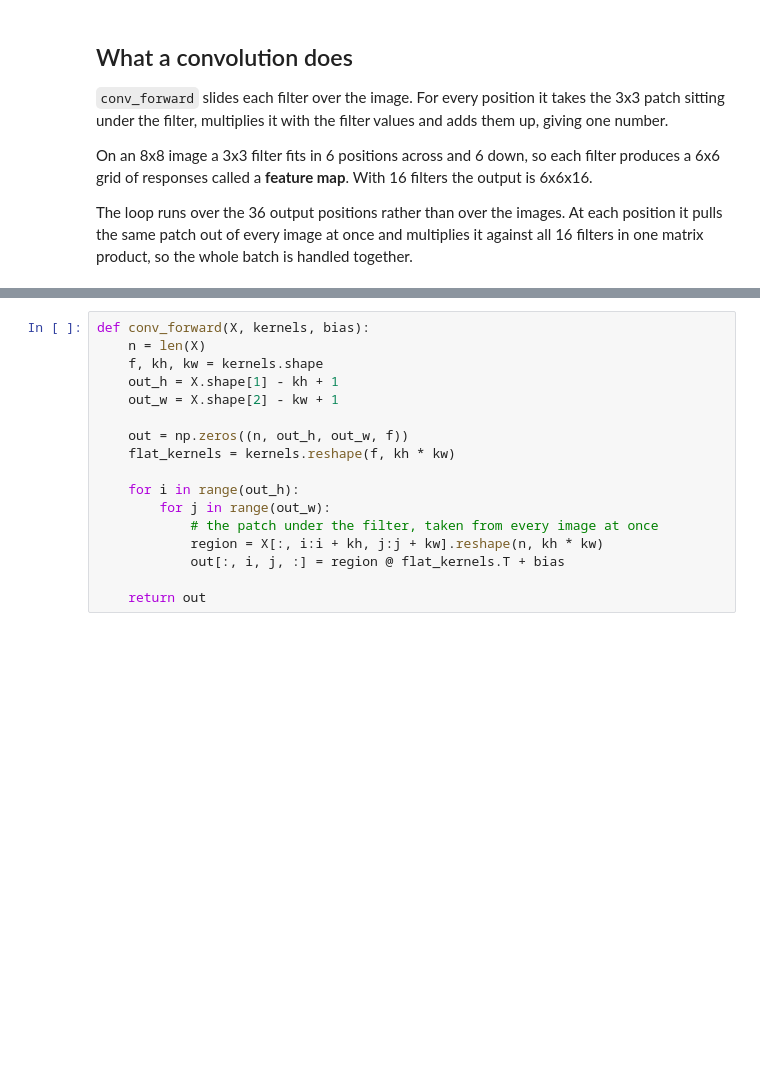
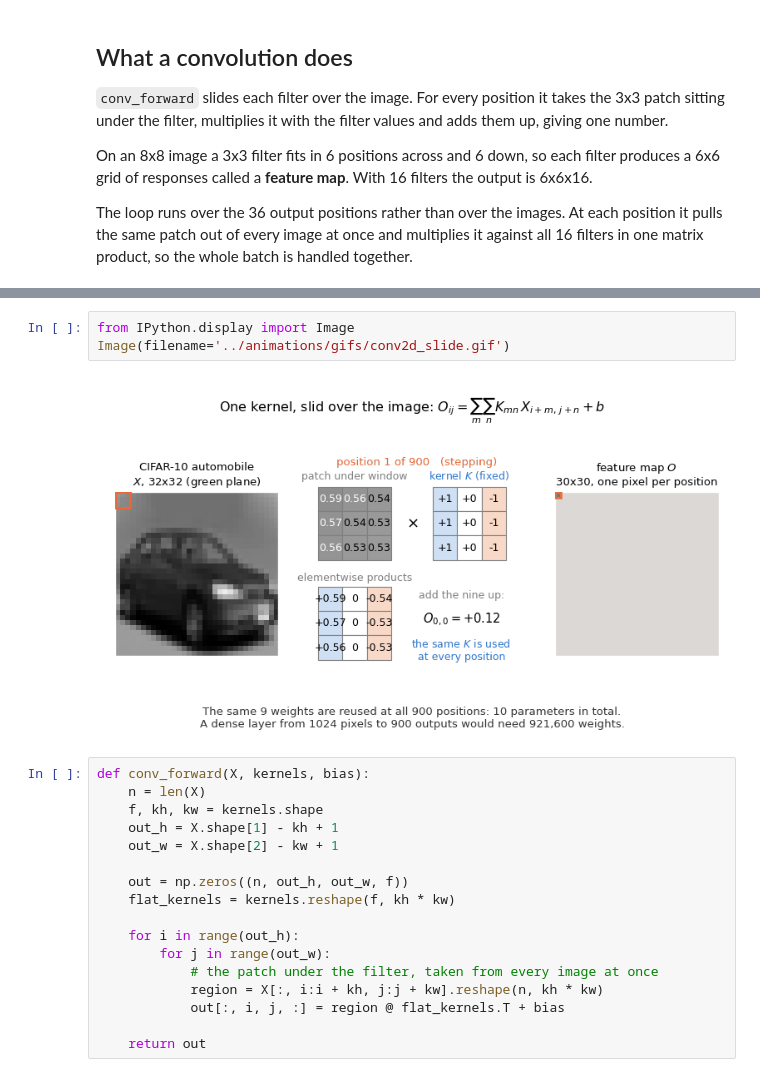
Before and after one commit to darthvader58/Machine_Learning_From_Scratch, a Jupyter notebook: neural_networks/2d_cnn.ipynb, the cells around one changed output, grey strips where cells are left out. Cells and saved outputs as stored; diff of their text form; blank space fills up the shorter version.

Commit message:
Animate one kernel sliding across an image to show convolutional weight sharing

```diff
--- a/neural_networks/2d_cnn.ipynb
+++ b/neural_networks/2d_cnn.ipynb
@@ -96,3 +113,8 @@ product, so the whole batch is handled together.
+# %%
+from IPython.display import Image
+Image(filename='../animations/gifs/conv2d_slide.gif')
+# %% [output]
+[figure, added]
 # %%
 def conv_forward(X, kernels, bias):
     n = len(X)
```
Also changed, not shown: parts of 1 cell of this notebook, 2 other files.
